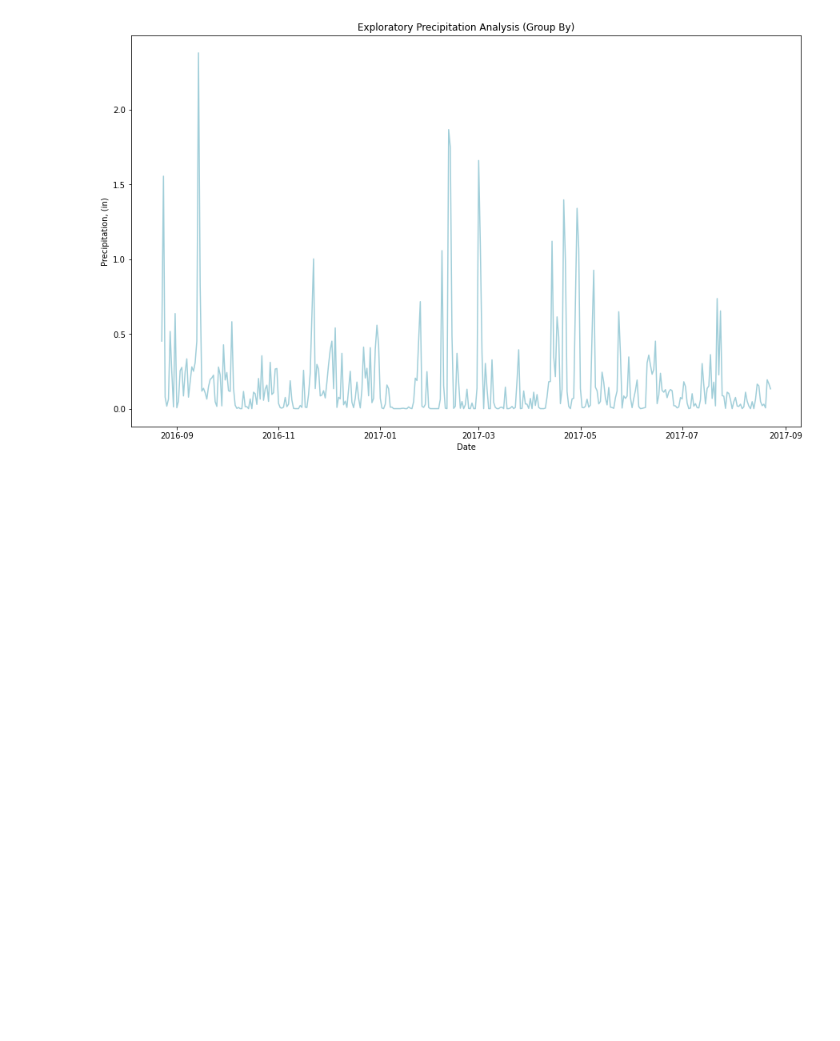
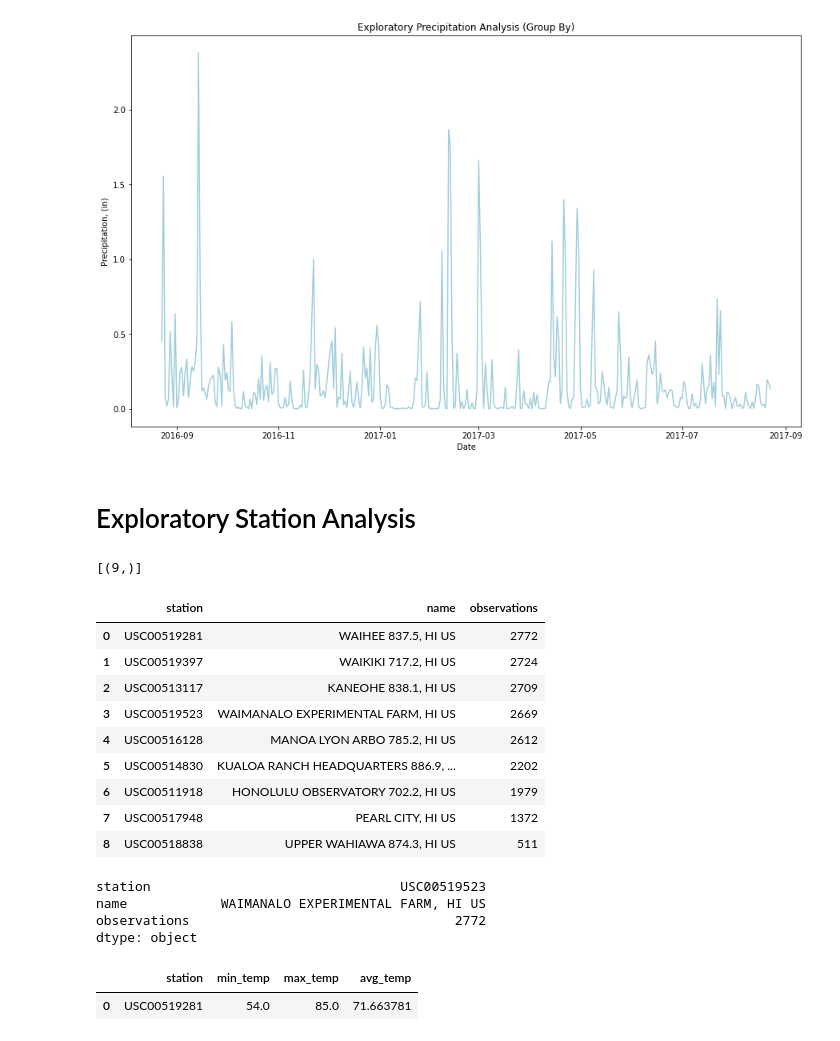
Before and after one commit to boojaado/SQLAlchemy_Challenge, a Jupyter notebook: Submissions/SQL_Challenge_jkeme.ipynb, the cells around one changed output. Cells and saved outputs as stored; diff of their text form; code cells hidden in the pictures; blank space fills up the shorter version.

```diff
--- a/Submissions/SQL_Challenge_jkeme.ipynb
+++ b/Submissions/SQL_Challenge_jkeme.ipynb
@@ -316,3 +317,74 @@ plt.savefig("Resources/Precipitation Plot (Group By).png")
 plt.show()
 # %% [output]
 [figure]
+# %% [markdown]
+#  Exploratory Station Analysis
+# %%
+# Design a query to calculate the total number stations in the dataset.
+query4 = """
+        SELECT
+            count(station)
+        FROM
+            station;
+    """
+engine.execute(query4).fetchall()
+# %% [output]
+[(9,)]
+# %%
+# Design a query to find the most active stations
+query5 = """
+        SELECT
+            s.station,
+            s.name,
+            count(m.id) as observations
+        FROM
+            measurement m
+            JOIN station s on m.station = s.station
+        GROUP BY
+            s.station,
+            s.name
+        ORDER BY
+            observations desc;
+        """
+
+# List the stations and the counts in descending order.
+
+pd.read_sql(query5, conn)
+# %% [output]
+|  | station | name | observations |
+| 0 | USC00519281 | WAIHEE 837.5, HI US | 2772 |
+| 1 | USC00519397 | WAIKIKI 717.2, HI US | 2724 |
+| 2 | USC00513117 | KANEOHE 838.1, HI US | 2709 |
+| 3 | USC00519523 | WAIMANALO EXPERIMENTAL FARM, HI US | 2669 |
+| 4 | USC00516128 | MANOA LYON ARBO 785.2, HI US | 2612 |
+| 5 | USC00514830 | KUALOA RANCH HEADQUARTERS 886.9, ... | 2202 |
+| 6 | USC00511918 | HONOLULU OBSERVATORY 702.2, HI US | 1979 |
+| 7 | USC00517948 | PEARL CITY, HI US | 1372 |
+| 8 | USC00518838 | UPPER WAHIAWA 874.3, HI US | 511 |
+# %%
+# What stations have the most rows?
+pd.read_sql(query5, conn).max()
+# %% [output]
+station                                USC00519523
+name            WAIMANALO EXPERIMENTAL FARM, HI US
+observations                                  2772
+dtype: object
+# %%
+# Using the most active station id from the previous query, calculate the lowest, highest, and average temperature.
+
+query6 = """
+        SELECT
+            station,
+            min(tobs) as min_temp,
+            max(tobs) as max_temp,
+            avg(tobs) as avg_temp
+        FROM
+            measurement
+        WHERE
+            station = 'USC00519281';
+        """
+
+pd.read_sql(query6, conn)
+# %% [output]
+|  | station | min_temp | max_temp | avg_temp |
+| 0 | USC00519281 | 54.0 | 85.0 | 71.663781 |
```
Also changed, not shown: parts of 6 cells of this notebook, 2 other files.
